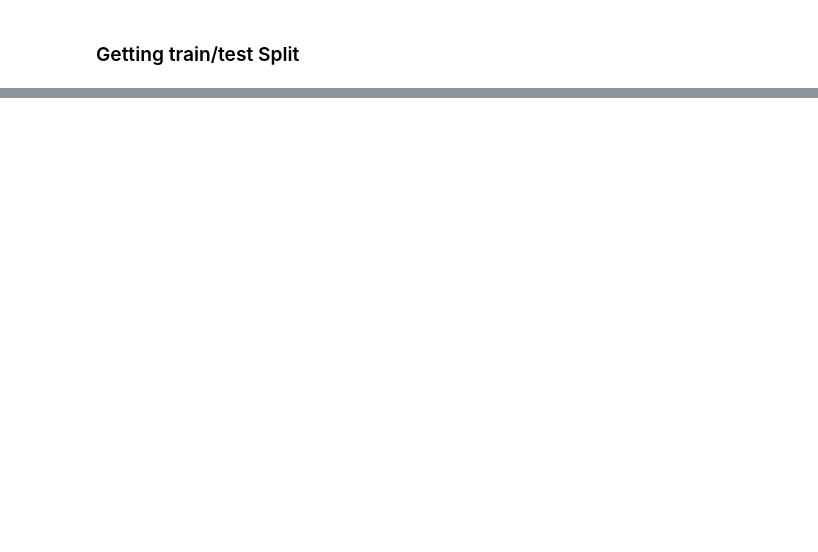
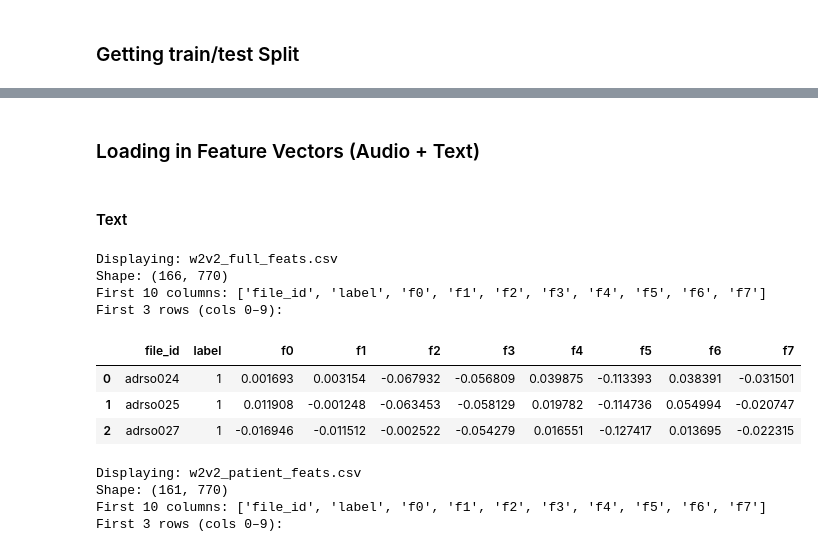
Before and after one commit to Keene-AI-Lab/audioxtext, a Jupyter notebook: multimodal.ipynb, the cells around one changed output, grey strips where cells are left out. Drawn from its saved outputs; the diff is of its cells as text; code cells hidden in the pictures; blank space fills up the shorter version.

Commit message:
added sections for inspecting/loading in feature vectors and train/test split

```diff
--- a/multimodal.ipynb
+++ b/multimodal.ipynb
@@ -37,2 +35,25 @@ To: /content/ADReSSo21-diagnosis-train.tar
+# %%
+from pathlib import Path
+import pandas as pd
+import numpy as np
+
+
+# helper function to inspect a DataFrame
+def inspect_df(df, name):
+    print(f"Displaying: {name}.csv")
+    print("Shape:", df.shape)
+    cols = df.columns.tolist()
+    print("First 10 columns:", cols[:10])
+    print("First 3 rows (cols 0–9):")
+    display(df.iloc[:3, :10])
+    print("\n")
+
+
+
+# load the CSVs (make sure you've uploaded them to Colab)
+w2v2_full    = pd.read_csv('w2v2_full_feats.csv')
+w2v2_patient = pd.read_csv('w2v2_patient_feats.csv')
+text_feats   = pd.read_csv('text_feats.csv')
+split        = pd.read_csv('split_master.csv')
 # %% [markdown]
 ### Getting train/test Split
@@ -83,0 +71,21 @@ saved split_master.csv
+# %% [markdown]
+### Loading in Feature Vectors (Audio + Text)
+# %% [markdown]
+#### Text
+# %%
+# 3) Run on each
+inspect_df(w2v2_full,    'w2v2_full_feats')
+inspect_df(w2v2_patient, 'w2v2_patient_feats')
+# %% [output]
+Displaying: w2v2_full_feats.csv
+Shape: (166, 770)
+First 10 columns: ['file_id', 'label', 'f0', 'f1', 'f2', 'f3', 'f4', 'f5', 'f6', 'f7']
+First 3 rows (cols 0–9):
+|  | file_id | label | f0 | f1 | f2 | f3 | f4 | f5 | f6 | f7 |
+| 0 | adrso024 | 1 | 0.001693 | 0.003154 | -0.067932 | -0.056809 | 0.039875 | -0.113393 | 0.038391 | -0.031501 |
+| 1 | adrso025 | 1 | 0.011908 | -0.001248 | -0.063453 | -0.058129 | 0.019782 | -0.114736 | 0.054994 | -0.020747 |
+| 2 | adrso027 | 1 | -0.016946 | -0.011512 | -0.002522 | -0.054279 | 0.016551 | -0.127417 | 0.013695 | -0.022315 |
+Displaying: w2v2_patient_feats.csv
+Shape: (161, 770)
+First 10 columns: ['file_id', 'label', 'f0', 'f1', 'f2', 'f3', 'f4', 'f5', 'f6', 'f7']
+First 3 rows (cols 0–9):
```
Also changed, not shown: parts of 7 cells of this notebook.
